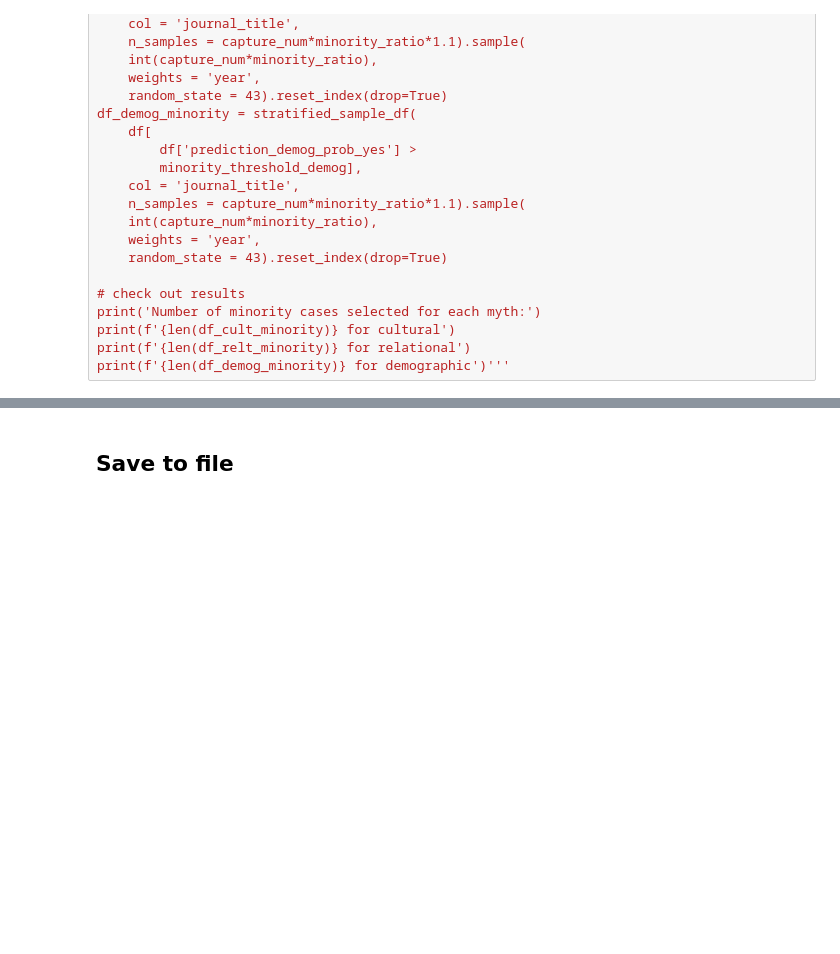
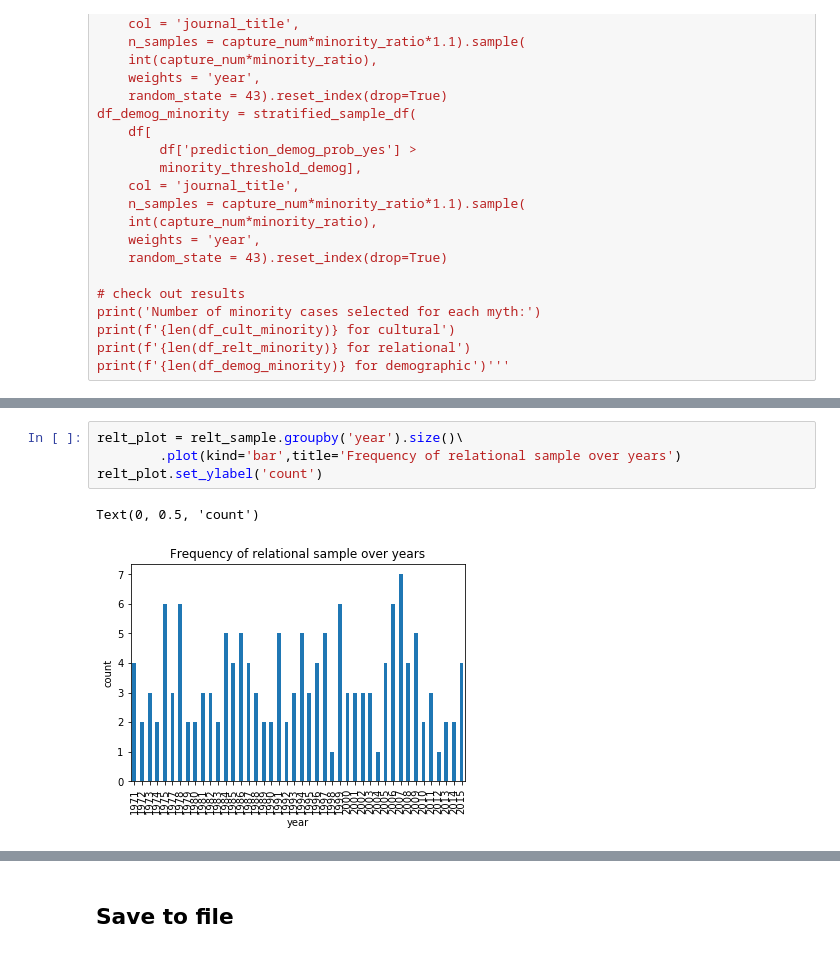
Before and after one commit to h2researchgroup/classification, a Jupyter notebook: modeling/sample_articles_with_models.ipynb, the cells around one changed output, grey strips where cells are left out. Drawn from its saved outputs; the diff is of its cells as text; blank space fills up the shorter version.

```diff
--- a/modeling/sample_articles_with_models.ipynb
+++ b/modeling/sample_articles_with_models.ipynb
@@ -542,0 +552,7 @@ wth_sample.drop(columns = 'created_at', inplace = True)
+# %%
+relt_plot = relt_sample.groupby('year').size()\
+        .plot(kind='bar',title='Frequency of relational sample over years')
+relt_plot.set_ylabel('count')
+# %% [output]
+Text(0, 0.5, 'count')
+[figure, added]
```
Also changed, not shown: parts of 17 cells of this notebook.
